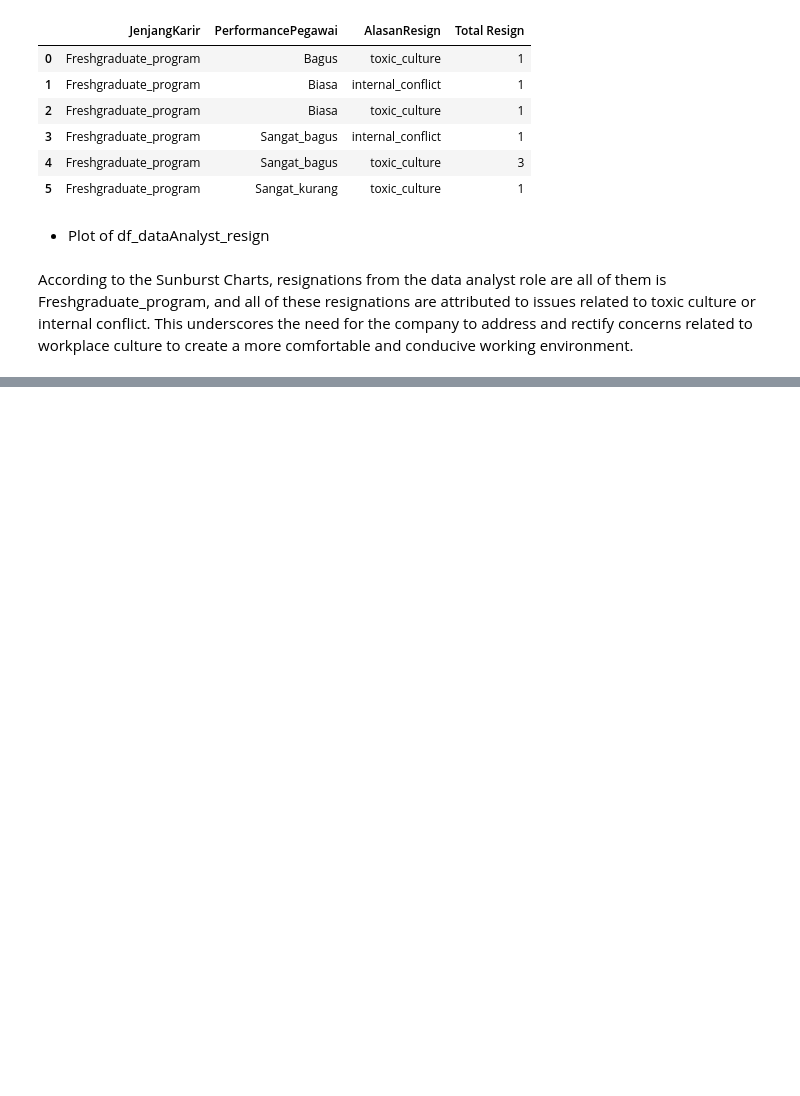
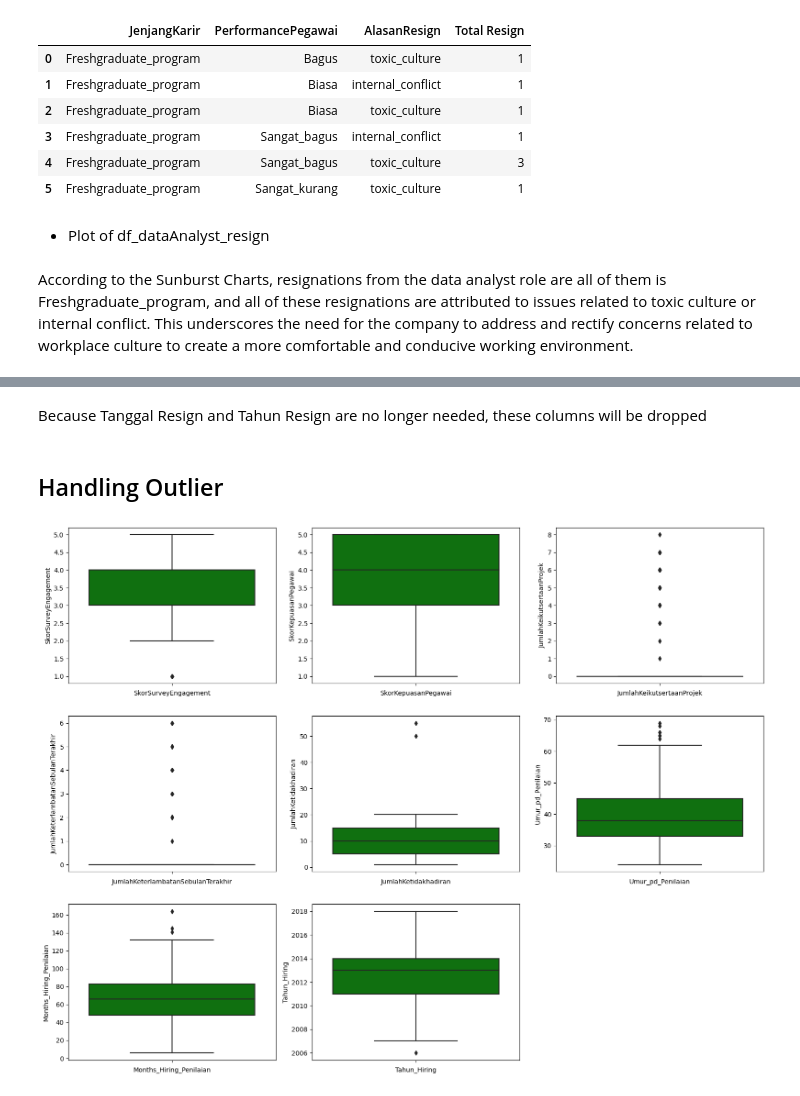
Before and after one commit to kevinusmayadhyw/Improving-Employee-Retention-By-Predicting-Employee-Attrition-Using-Machine-Learning, a Jupyter notebook: Code - Improving Employee Retention By Predicting Employee Attrition Using Machine Learning.ipynb, the cells around one changed output, grey strips where cells are left out. Drawn from its saved outputs; the diff is of its cells as text; code cells hidden in the pictures; blank space fills up the shorter version.

```diff
--- a/Code - Improving Employee Retention By Predicting Employee Attrition Using Machine Learning.ipynb
+++ b/Code - Improving Employee Retention By Predicting Employee Attrition Using Machine Learning.ipynb
@@ -219,3 +234,5 @@ df['Tahun_Hiring'] = df['TanggalHiring'].dt.year
 df['Tahun_Resign'] = df['TanggalResign'].dt.year
 df['Umur_pd_Penilaian'] = df['Umur_pd_Penilaian'].astype(int)
 df['Months_Hiring_Penilaian'] = df['Months_Hiring_Penilaian'].astype(int)
+df['Resign'] = df.apply(lambda x: 0 if pd.isnull(x['TanggalResign']) else 1, axis=1)
+df
@@ -516,0 +574,18 @@ According to the Sunburst Charts, resignations from the data analyst role are al
+# %% [markdown]
+Because Tanggal Resign and Tahun Resign are no longer needed, these columns will be dropped
+# %%
+df.drop(['TanggalResign', 'Tahun_Resign'], axis = 1, inplace = True)
+# %% [markdown]
+## Handling Outlier
+# %%
+numerical.remove('IkutProgramLOP')
+numerical.extend(['Umur_pd_Penilaian', 'Months_Hiring_Penilaian', 'Tahun_Hiring'])
+# %%
+plt.figure(figsize=(16,16))
+for i in range(len(numerical)):
+  ax1 = plt.subplot(math.ceil(len(numerical)/2), 3, i+1)
+  ax1 = sns.boxplot(y = numerical[i], data = df, color = 'green')
+  ax1 = plt.xlabel(numerical[i])
+  plt.tight_layout(h_pad=3.0)
+# %% [output]
+[figure, added]
```
Also changed, not shown: parts of 71 cells of this notebook.
